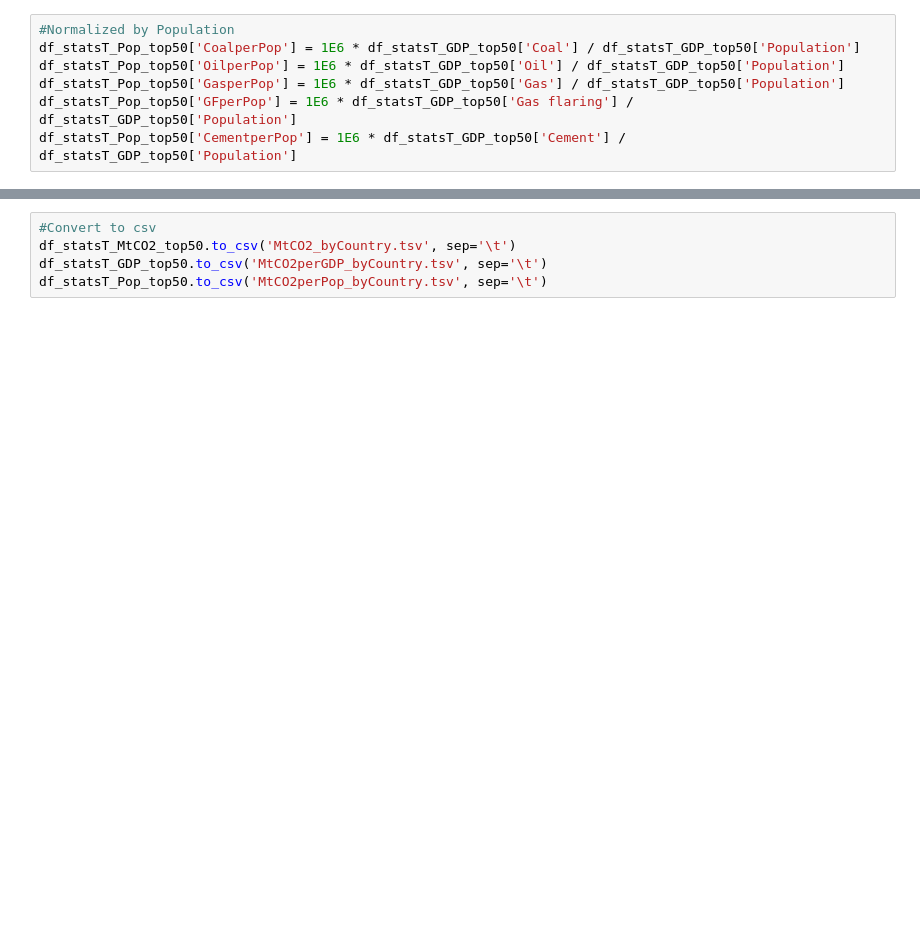
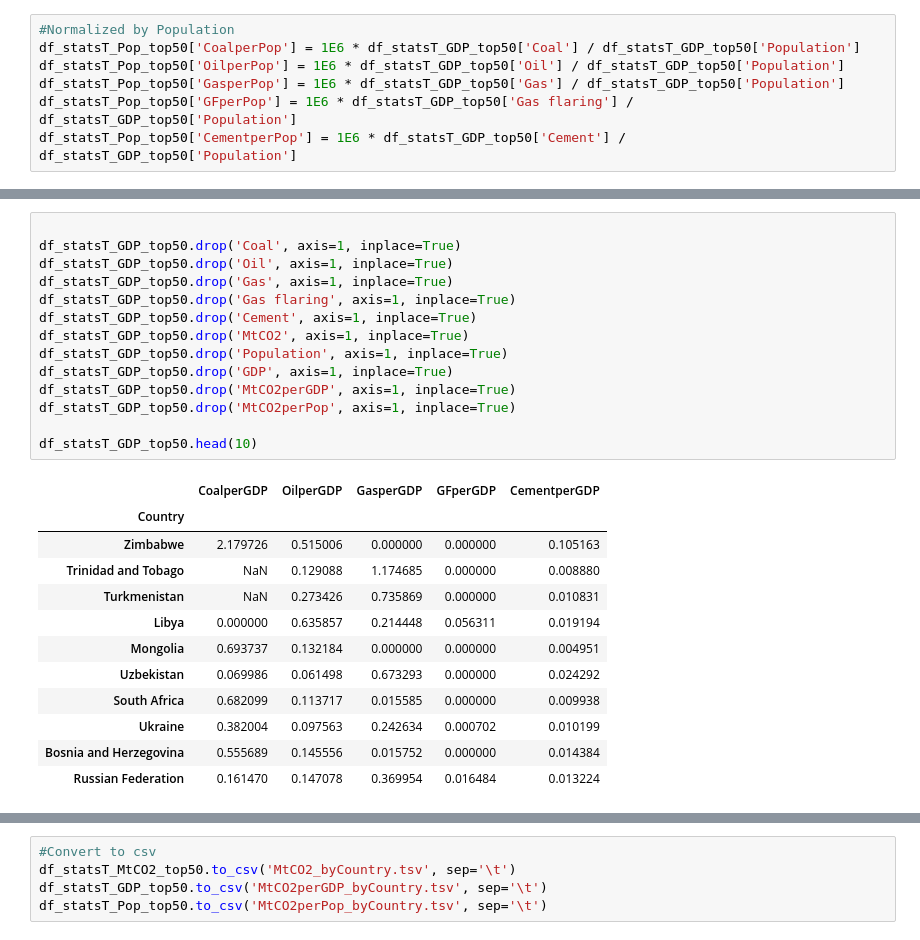
Before and after one commit to KatiRG/CO2Sankey, a Jupyter notebook: Build_countriesonly_stackedbar.ipynb, the cells around one changed output, grey strips where cells are left out. Saved outputs shown, nothing was run; the diff lists cells and outputs as text; blank space fills up the shorter version.

```diff
--- a/Build_countriesonly_stackedbar.ipynb
+++ b/Build_countriesonly_stackedbar.ipynb
@@ -285,0 +303,27 @@ df_statsT_Pop_top50.head(10)
+# %%
+
+df_statsT_GDP_top50.drop('Coal', axis=1, inplace=True)
+df_statsT_GDP_top50.drop('Oil', axis=1, inplace=True)
+df_statsT_GDP_top50.drop('Gas', axis=1, inplace=True)
+df_statsT_GDP_top50.drop('Gas flaring', axis=1, inplace=True)
+df_statsT_GDP_top50.drop('Cement', axis=1, inplace=True)
+df_statsT_GDP_top50.drop('MtCO2', axis=1, inplace=True)
+df_statsT_GDP_top50.drop('Population', axis=1, inplace=True)
+df_statsT_GDP_top50.drop('GDP', axis=1, inplace=True)
+df_statsT_GDP_top50.drop('MtCO2perGDP', axis=1, inplace=True)
+df_statsT_GDP_top50.drop('MtCO2perPop', axis=1, inplace=True)
+
+df_statsT_GDP_top50.head(10)
+# %% [output]
+|  | CoalperGDP | OilperGDP | GasperGDP | GFperGDP | CementperGDP |
+| Country |  |  |  |  |  |
+| Zimbabwe | 2.179726 | 0.515006 | 0.000000 | 0.000000 | 0.105163 |
+| Trinidad and Tobago | NaN | 0.129088 | 1.174685 | 0.000000 | 0.008880 |
+| Turkmenistan | NaN | 0.273426 | 0.735869 | 0.000000 | 0.010831 |
+| Libya | 0.000000 | 0.635857 | 0.214448 | 0.056311 | 0.019194 |
+| Mongolia | 0.693737 | 0.132184 | 0.000000 | 0.000000 | 0.004951 |
+| Uzbekistan | 0.069986 | 0.061498 | 0.673293 | 0.000000 | 0.024292 |
+| South Africa | 0.682099 | 0.113717 | 0.015585 | 0.000000 | 0.009938 |
+| Ukraine | 0.382004 | 0.097563 | 0.242634 | 0.000702 | 0.010199 |
+| Bosnia and Herzegovina | 0.555689 | 0.145556 | 0.015752 | 0.000000 | 0.014384 |
+| Russian Federation | 0.161470 | 0.147078 | 0.369954 | 0.016484 | 0.013224 |
```
Also changed, not shown: parts of 8 cells of this notebook, 3 other files.
